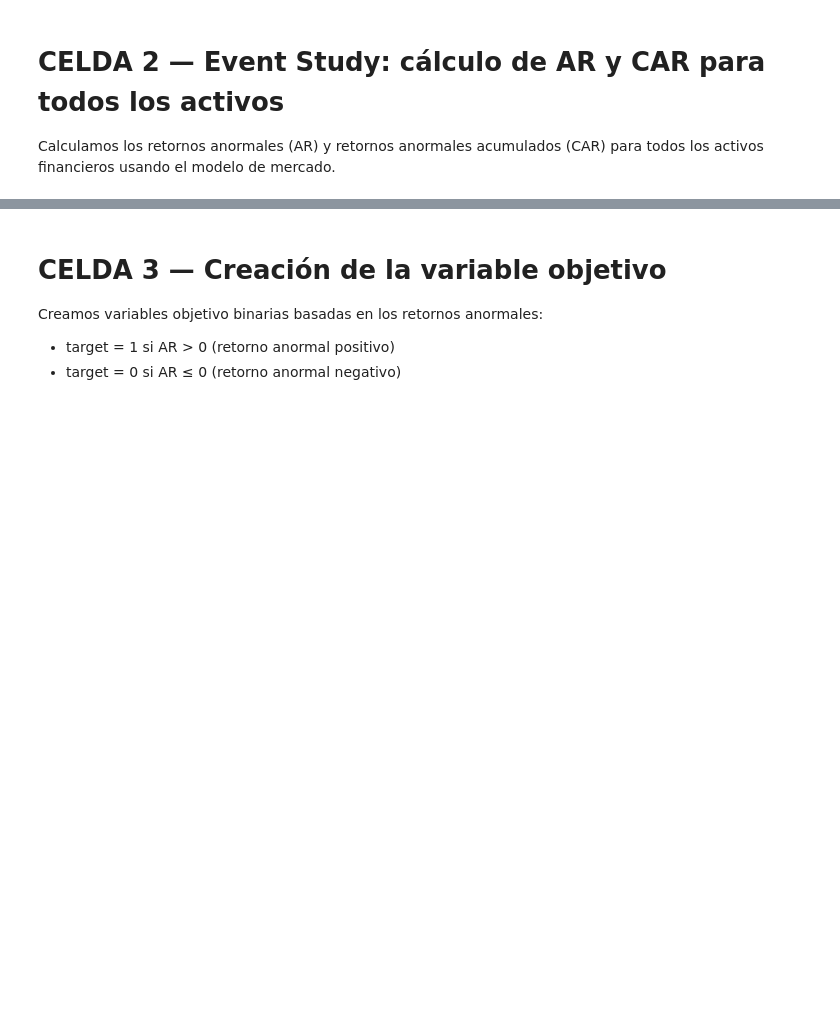
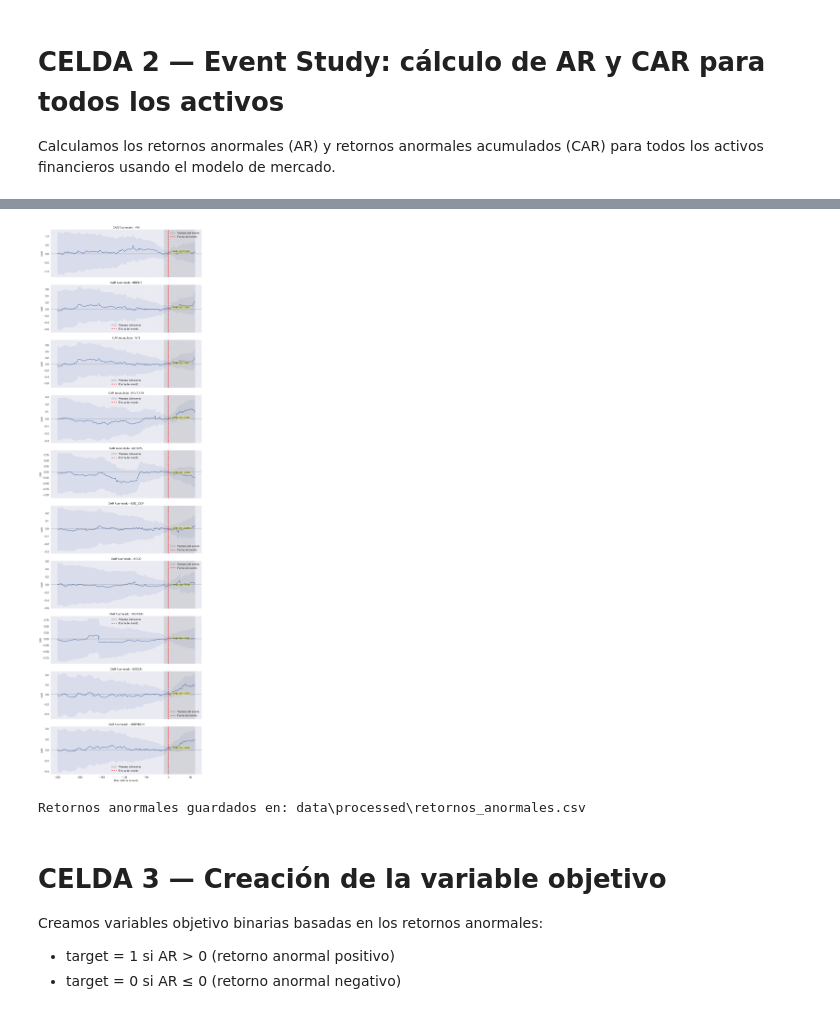
Before and after one commit to laulaguado/maduro-mercados-financieros, a Jupyter notebook: notebooks/02_modelos_predictivos.ipynb, the cells around one changed output, grey strips where cells are left out. Saved outputs shown, nothing was run; the diff lists cells and outputs as text; code cells hidden in the pictures; blank space fills up the shorter version.

```diff
--- a/notebooks/02_modelos_predictivos.ipynb
+++ b/notebooks/02_modelos_predictivos.ipynb
@@ -162,0 +87,65 @@ Retornos anormales guardados en: data\processed\retornos_anormales.csv
+# %%
+# =============================================================================
+# CELDA 2 — Event Study: cálculo de AR y CAR para todos los activos
+# =============================================================================
+
+# Cargar retornos diarios (ruta correcta dentro de notebooks)
+ruta_retornos = os.path.join('data', 'processed', 'retornos_diarios.csv')
+
+df_retornos = pd.read_csv(
+    ruta_retornos,
+    index_col=0,
+    parse_dates=True
+)
+
+print("Retornos diarios cargados:", df_retornos.shape)
+
+# -----------------------------------------------------------------------------
+# Calcular retornos anormales
+# -----------------------------------------------------------------------------
+
+print("\nCalculando retornos anormales para todos los activos...")
+df_ar = es.calcular_ar_todos_activos(df_retornos, dc.EVENT_DATE)
+
+# -----------------------------------------------------------------------------
+# Mostrar α, β, R² del modelo de mercado
+# -----------------------------------------------------------------------------
+
+print("\nParámetros del modelo de mercado por activo:")
+
+for activo in df_retornos.columns:
+
+    if activo != 'SP500':
+
+        params = es.estimar_modelo_mercado(
+            df_retornos,
+            activo,
+            'SP500',
+            es.VENTANA_ESTIMACION_INICIO,
+            es.VENTANA_ESTIMACION_FIN,
+            dc.EVENT_DATE
+        )
+
+        print(f"\n{activo}")
+        print(f"α (alpha): {params['alpha']:.6f}")
+        print(f"β (beta): {params['beta']:.6f}")
+        print(f"R²: {params['r2']:.6f}")
+
+# -----------------------------------------------------------------------------
+# Graficar CAR acumulado
+# -----------------------------------------------------------------------------
+
+print("\nGenerando gráficos de CAR acumulados...")
+fig = es.graficar_car_activos(df_ar, dc.EVENT_DATE)
+plt.show()
+
+# -----------------------------------------------------------------------------
+# Guardar retornos anormales
+# -----------------------------------------------------------------------------
+
+ruta_ar = os.path.join('data', 'processed', 'retornos_anormales.csv')
+
+df_ar.to_csv(ruta_ar)
+
+print(f"\nRetornos anormales guardados en: {ruta_ar}")
+# %% [output]
@@ -163,3 +169,5 @@ Retornos anormales guardados en: data\processed\retornos_anormales.csv
+[figure, added]
+Retornos anormales guardados en: data\processed\retornos_anormales.csv
 # %% [markdown]
 # CELDA 3 — Creación de la variable objetivo
 
```
Also changed, not shown: parts of 21 cells of this notebook, 2 other files.
